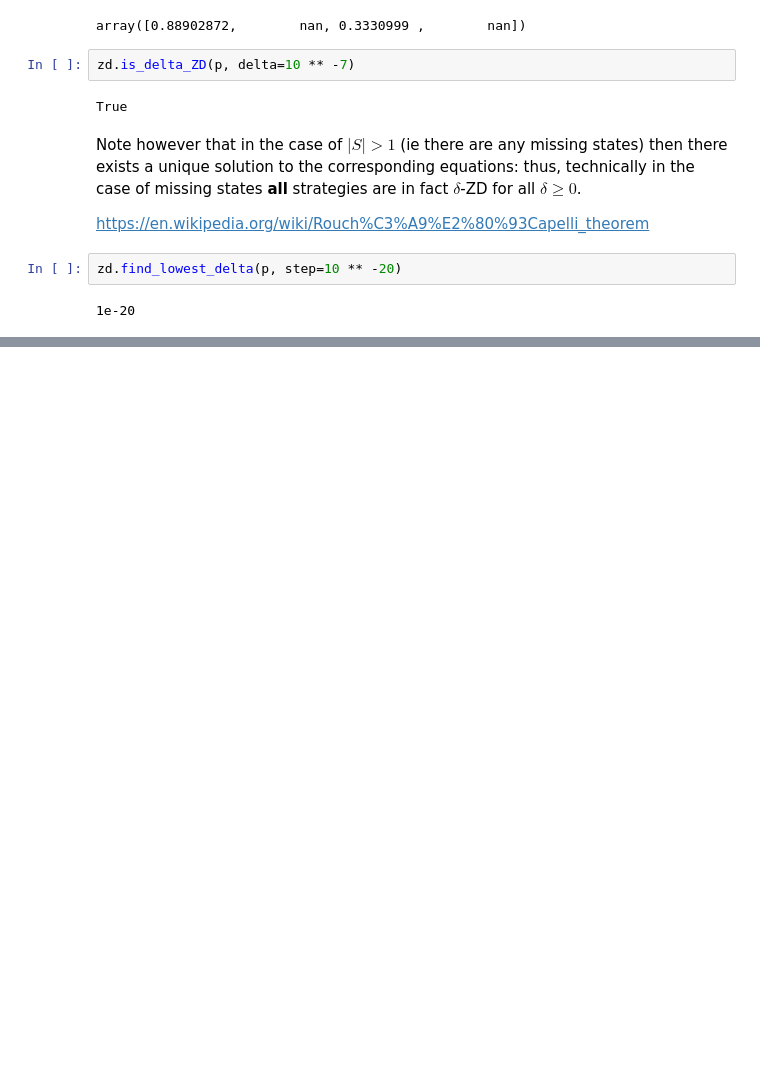
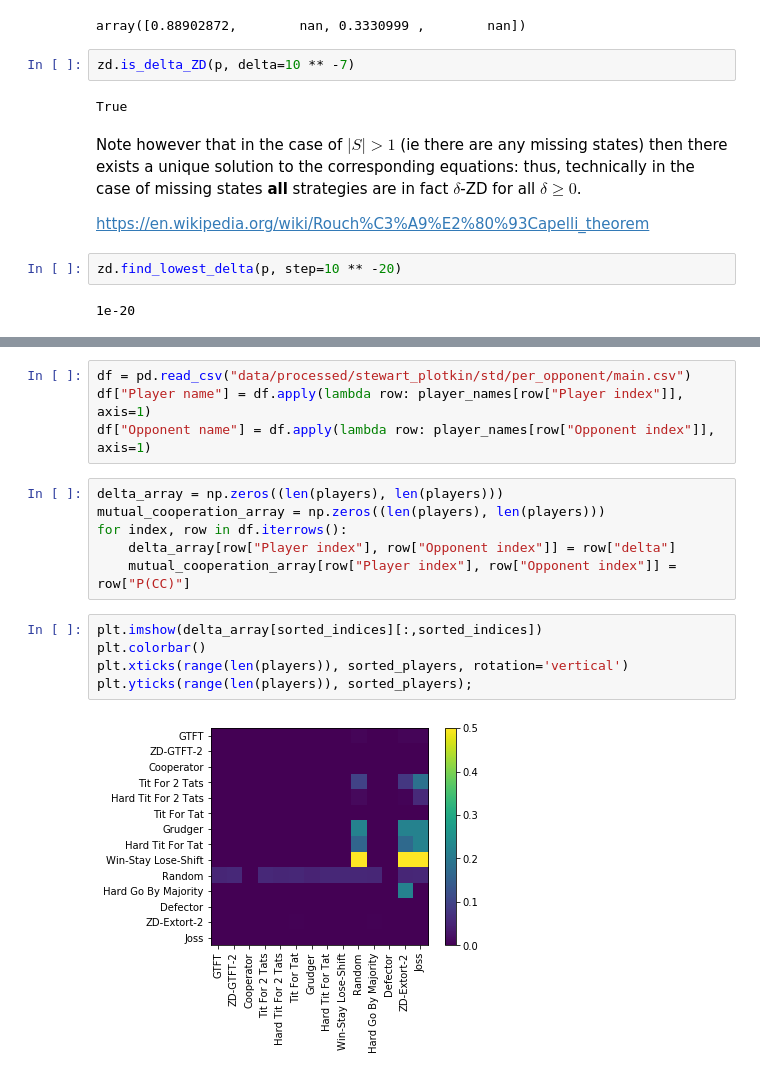
Before and after one commit to drvinceknight/testing_for_ZD, a Jupyter notebook: main.ipynb, the cells around one changed output, grey strips where cells are left out. Drawn from its saved outputs; the diff is of its cells as text; blank space fills up the shorter version.

```diff
--- a/main.ipynb
+++ b/main.ipynb
@@ -270,0 +267,17 @@ KeyboardInterrupt:
+# %%
+df = pd.read_csv("data/processed/stewart_plotkin/std/per_opponent/main.csv")
+df["Player name"] = df.apply(lambda row: player_names[row["Player index"]], axis=1)
+df["Opponent name"] = df.apply(lambda row: player_names[row["Opponent index"]], axis=1)
+# %%
+delta_array = np.zeros((len(players), len(players)))
+mutual_cooperation_array = np.zeros((len(players), len(players)))
+for index, row in df.iterrows():
+    delta_array[row["Player index"], row["Opponent index"]] = row["delta"]
+    mutual_cooperation_array[row["Player index"], row["Opponent index"]] = row["P(CC)"]
+# %%
+plt.imshow(delta_array[sorted_indices][:,sorted_indices])
+plt.colorbar()
+plt.xticks(range(len(players)), sorted_players, rotation='vertical')
+plt.yticks(range(len(players)), sorted_players);
+# %% [output]
+[figure, added]
```
Also changed, not shown: parts of 23 cells of this notebook, 2 other files.
